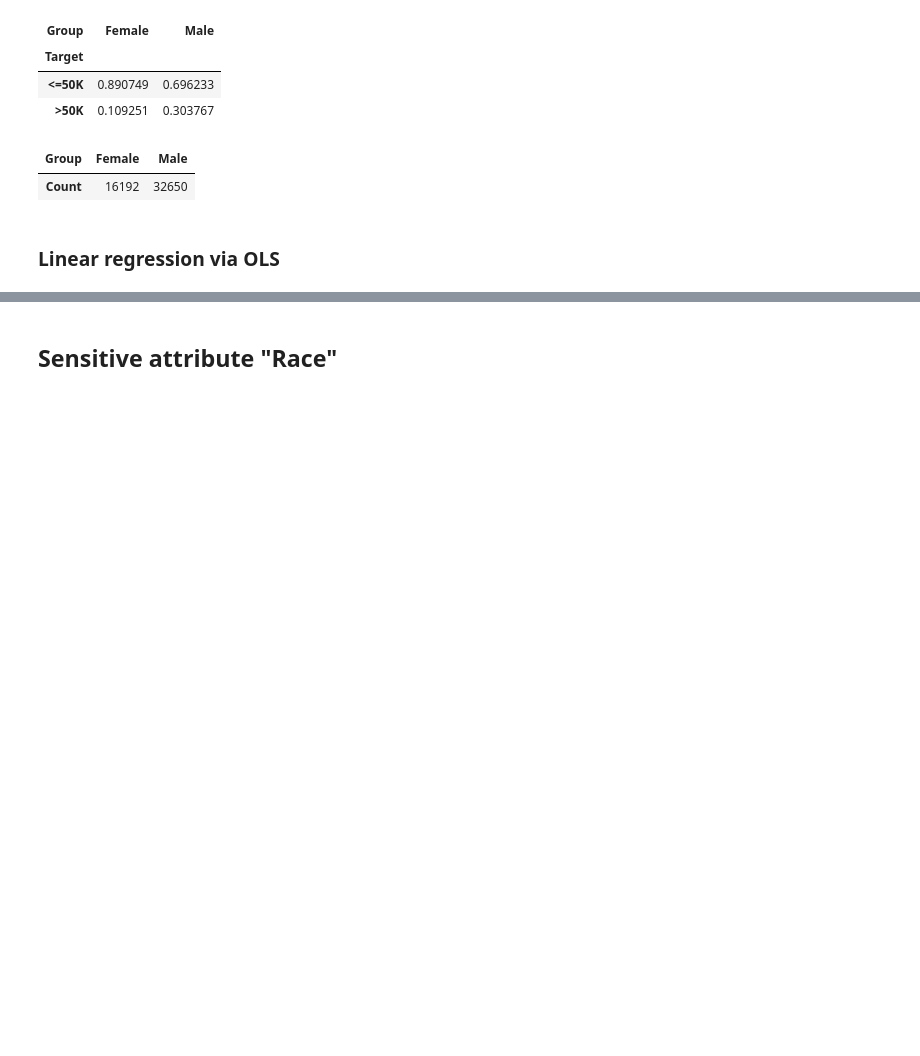
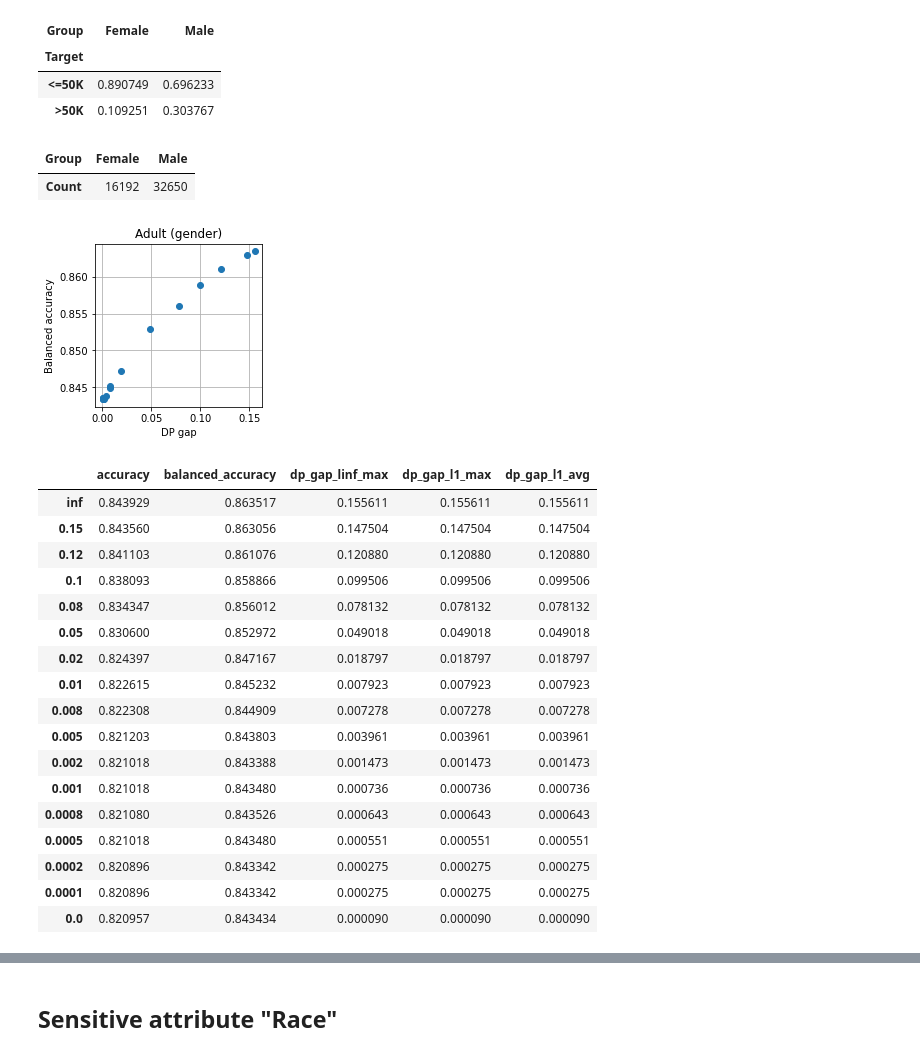
Before and after one commit to rxian/fair-classification, a Jupyter notebook: adult.ipynb, the cells around one changed output, grey strips where cells are left out. Saved outputs shown, nothing was run; the diff lists cells and outputs as text; code cells hidden in the pictures; blank space fills up the shorter version.

```diff
--- a/adult.ipynb
+++ b/adult.ipynb
@@ -153,8 +154,56 @@ Demographic groups: 'Female', 'Male'
 | >50K | 0.109251 | 0.303767 |
 | Group | Female | Male |
 | Count | 16192 | 32650 |
-# %% [markdown]
-### Linear regression via OLS
+# %%
+eps = [
+    0.15, 0.12, 0.1, 0.08, 0.05, 0.02, 0.01, 0.008, 0.005, 0.002, 0.001, 0.0008,
+    0.0005, 0.0002, 0.0001, 0.0
+]
+predictor = sklearn.linear_model.LinearRegression()
+predictor.fit(train_data_pre, train_labels_pre_one_hot)
+predict_fn = lambda X: projection_simplex(predictor.predict(X), axis=1)
+res = defaultdict(dict)
+for e in eps:
+  postprocessor = postprocess.postprocess(predict_fn,
+                                          train_data_post,
+                                          train_groups_post,
+                                          eps=e)
+  r = postprocess.evaluate(predict_fn, postprocessor, test_data, test_labels,
+                           test_groups, n_labels, n_groups)
+  for k, v in r.items():
+    res[k]["inf"] = v["predictor"]
+    res[k][e] = v["postprocessor"]
+
+fig, ax = plt.subplots(1, 1, figsize=(3, 3))
+ax.scatter(res["dp_gap_l1_max"].values(),
+           res["balanced_accuracy"].values(),
+           zorder=2)
+ax.set_xlabel("DP gap")
+ax.set_ylabel("Balanced accuracy")
+ax.set_title("Adult (gender)")
+ax.grid(True, which="both", zorder=0)
+plt.show()
+display(pd.DataFrame(res))
+# %% [output]
+[figure, added]
+|  | accuracy | balanced_accuracy | dp_gap_linf_max | dp_gap_l1_max | dp_gap_l1_avg |
+| inf | 0.843929 | 0.863517 | 0.155611 | 0.155611 | 0.155611 |
+| 0.15 | 0.843560 | 0.863056 | 0.147504 | 0.147504 | 0.147504 |
+| 0.12 | 0.841103 | 0.861076 | 0.120880 | 0.120880 | 0.120880 |
+| 0.1 | 0.838093 | 0.858866 | 0.099506 | 0.099506 | 0.099506 |
+| 0.08 | 0.834347 | 0.856012 | 0.078132 | 0.078132 | 0.078132 |
+| 0.05 | 0.830600 | 0.852972 | 0.049018 | 0.049018 | 0.049018 |
+| 0.02 | 0.824397 | 0.847167 | 0.018797 | 0.018797 | 0.018797 |
+| 0.01 | 0.822615 | 0.845232 | 0.007923 | 0.007923 | 0.007923 |
+| 0.008 | 0.822308 | 0.844909 | 0.007278 | 0.007278 | 0.007278 |
+| 0.005 | 0.821203 | 0.843803 | 0.003961 | 0.003961 | 0.003961 |
+| 0.002 | 0.821018 | 0.843388 | 0.001473 | 0.001473 | 0.001473 |
+| 0.001 | 0.821018 | 0.843480 | 0.000736 | 0.000736 | 0.000736 |
+| 0.0008 | 0.821080 | 0.843526 | 0.000643 | 0.000643 | 0.000643 |
+| 0.0005 | 0.821018 | 0.843480 | 0.000551 | 0.000551 | 0.000551 |
+| 0.0002 | 0.820896 | 0.843342 | 0.000275 | 0.000275 | 0.000275 |
+| 0.0001 | 0.820896 | 0.843342 | 0.000275 | 0.000275 | 0.000275 |
+| 0.0 | 0.820957 | 0.843434 | 0.000090 | 0.000090 | 0.000090 |
 # %%
 predictor = sklearn.linear_model.LinearRegression()
 predictor.fit(train_data_pre, train_labels_pre_one_hot)
```
Also changed, not shown: parts of 19 cells of this notebook, 5 other files.
